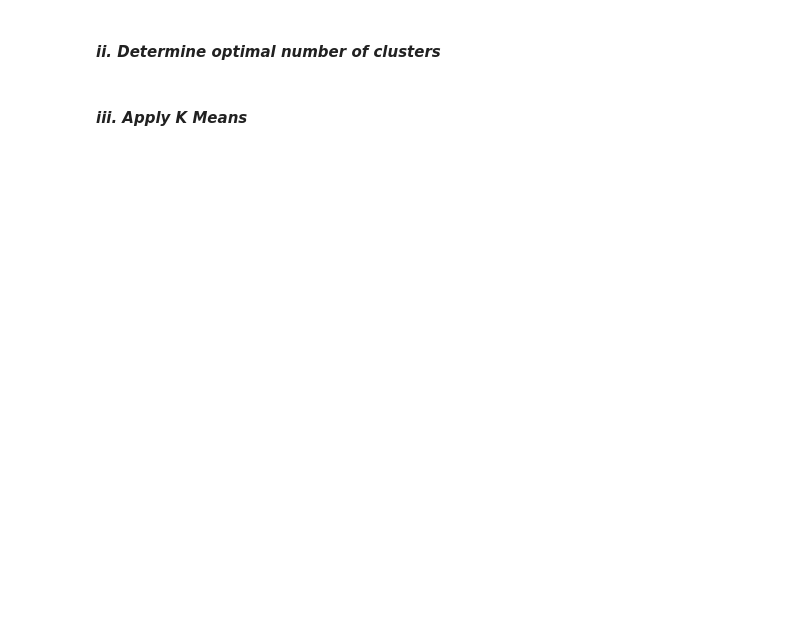
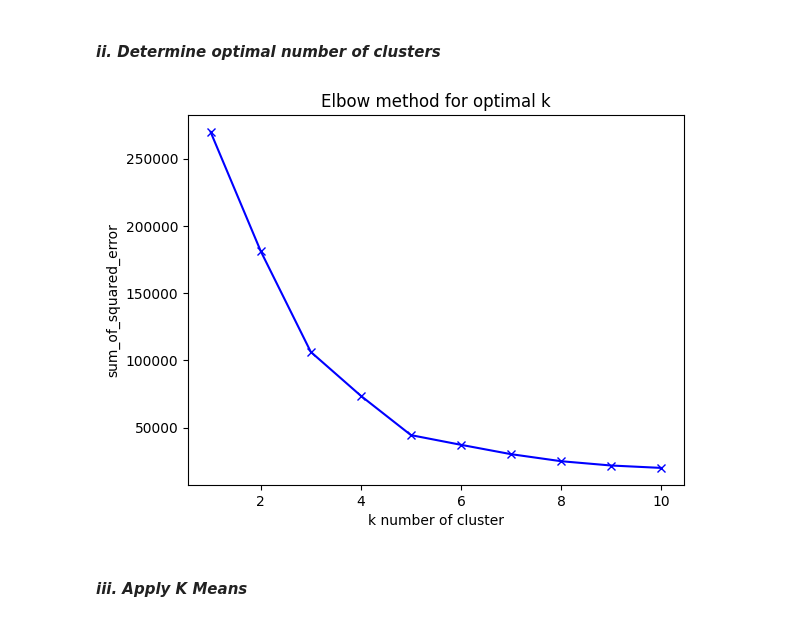
Before and after one commit to Hessa-Alharbi/Customer-Segmentation, a Jupyter notebook: Cluestering_Analysis_Customers_Segmentation_Project (2).ipynb, the cells around one changed output. Drawn from its saved outputs; the diff is of its cells as text; code cells hidden in the pictures; blank space fills up the shorter version.

```diff
--- a/Cluestering_Analysis_Customers_Segmentation_Project (2).ipynb
+++ b/Cluestering_Analysis_Customers_Segmentation_Project (2).ipynb
@@ -347,2 +365,25 @@ x2 = df.iloc[:,[2,3]].values
 # %% [markdown]
 #### *ii. Determine optimal number of clusters*
+# %%
+# find the optimal n of clusters Using Elbow Curve Method
+sum_of_square_error = []
+K=range(1,11)
+# For each k value, we will initialise k-means and use the inertia attribute to
+# identify the sum of squared distances of samples to the nearest cluster centre.
+for k in K:
+    Kmeans = KMeans(n_clusters=k)
+    Kmeans = Kmeans.fit(x2)
+    sum_of_square_error.append(Kmeans.inertia_)
+
+
+
+plt.plot(K, sum_of_square_error, 'bx-')
+
+plt.xlabel('k number of cluster')
+plt.ylabel('sum_of_squared_error')
+
+plt.title("Elbow method for optimal k")
+
+plt.show()
+# %% [output]
+[figure, added]
```
Also changed, not shown: parts of 29 cells of this notebook.
